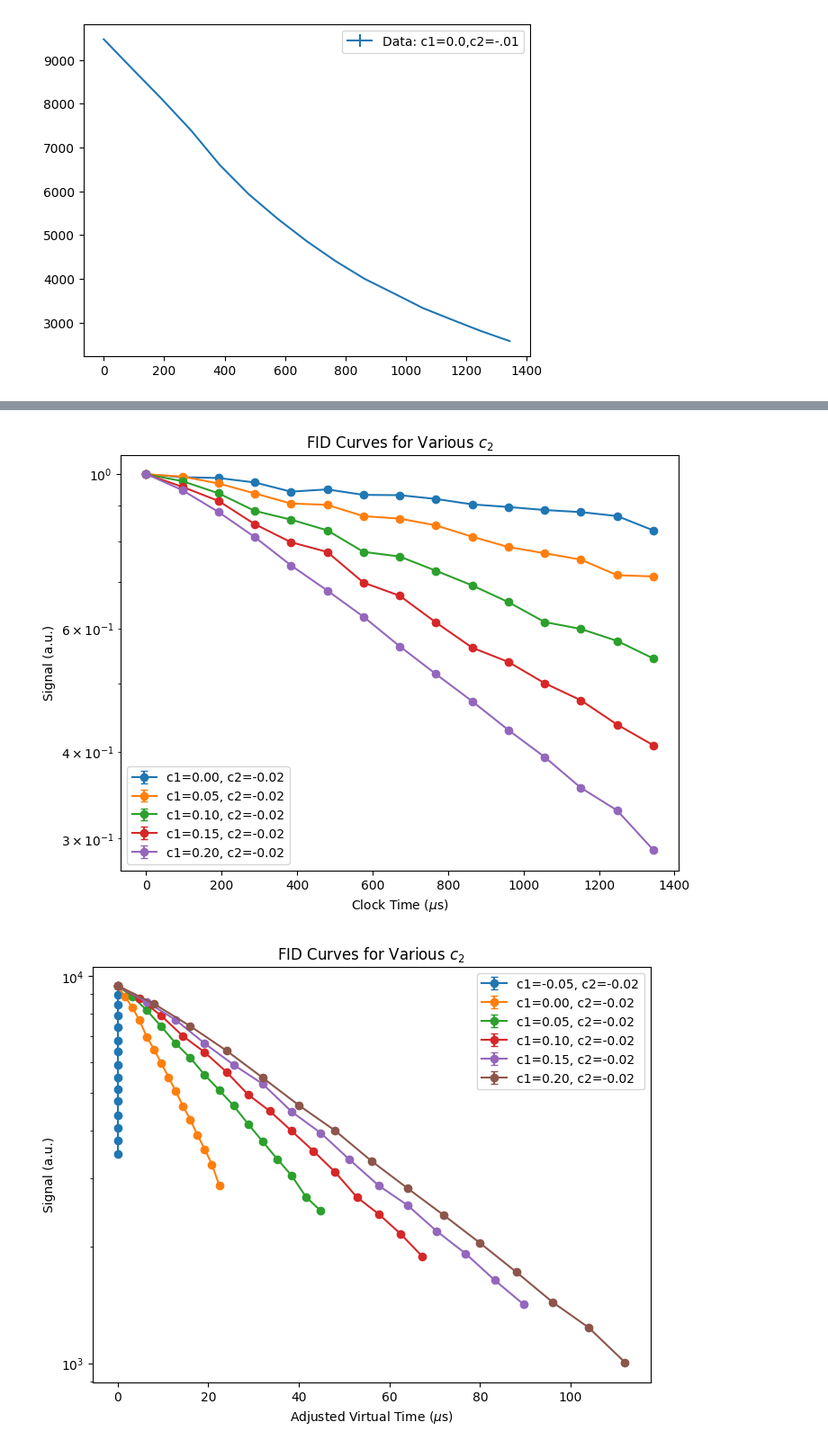
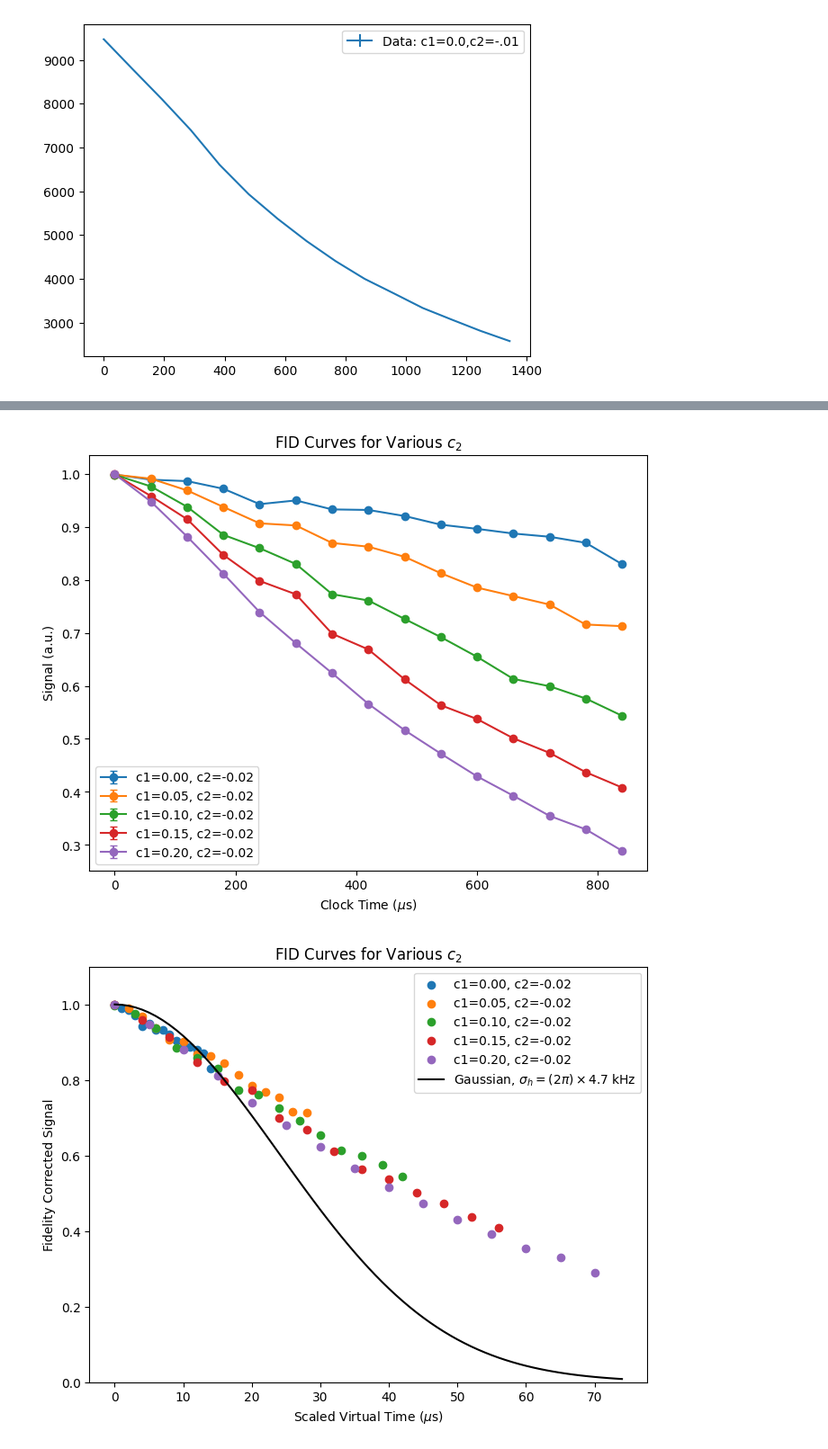
Before and after one commit to awstasiuk/phd-notebooks, a Jupyter notebook: LiF Cals/diffusion_expt_pt2.ipynb, the cells around one changed output, grey strips where cells are left out. Shown at 90% size. Drawn from its saved outputs; the diff is of its cells as text; code cells hidden in the pictures.

Commit message:
presentation figures done, good job andrew

```diff
--- a/LiF Cals/diffusion_expt_pt2.ipynb
+++ b/LiF Cals/diffusion_expt_pt2.ipynb
@@ -1804,0 +1805,8 @@ plt.show()
+# %%
+for key, sequence in fids.items():
+    c1, c2 = key
+    plt.errorbar(times*(c2+.02), sequence / fids[(0.0, -.02)], err_data[key] / fids[(0.0, -.02)], label=f"c2={c2:.2f}")
+plt.legend()
+plt.xlabel(rf"Corrected Virtual Time ($\mu$s)")
+plt.ylabel(r"Normalized Signal, $S_{c_2}(t)/S_{c_2=-0.02}(t)$")
+plt.show()
@@ -1884,7 +1894,7 @@ plt.show()
 # %%
 plt.figure(figsize=(8, 6))
 for seq, c1 in zip(data, c1_list):
-    plt.errorbar(times, seq, yerr=err_data[key], label=f"c1={c1:.2f}, c2={c2:.2f}", marker="o", capsize=3)
+    plt.scatter(times, seq, label=f"c1={c1:.2f}, c2={c2:.2f}", marker="o")
 plt.yscale("log")
 plt.xlabel(r"Clock Time ($\mu$s)")
 plt.ylabel(r"Signal (a.u.)")
@@ -1932,33 +1942,34 @@ c2=-.02
 plt.figure(figsize=(8, 6))
 for seq, c1 in zip(data[1:], c1_list[1:]):
     plt.errorbar(times, seq/data[0], yerr=err_data[key]/data[0], label=f"c1={c1:.2f}, c2={c2:.2f}", marker="o", capsize=3)
-plt.yscale("log")
+#plt.yscale("log")
 plt.xlabel(r"Clock Time ($\mu$s)")
 plt.ylabel(r"Signal (a.u.)")
 plt.title("FID Curves for Various $c_2$")
 plt.legend()
 plt.show()
 # %% [output]
-[figure, old version]
+[figure, new version]
 # %%
 c2=-.02
 plt.figure(figsize=(8, 6))
-for seq, c1 in zip(data, c1_list):
-    plt.errorbar(((c1+.05)/3)*times, seq, yerr=err_data[key], label=f"c1={c1:.2f}, c2={c2:.2f}", marker="o", capsize=3)
+for seq, c1 in zip(data[1:], c1_list[1:]):
+    plt.scatter((c1/3+.05/3)*times, seq/data[0], label=f"c1={c1:.2f}, c2={c2:.2f}", marker="o")
 
+#((c1+.25)/3)*
+tsmooth = np.arange(0,75, 1)
+h = (2*np.pi) * 4.7 * 10**-3 # Value from numerics
+plt.plot(tsmooth,np.exp(-(h*tsmooth)**2),label=r"Gaussian, $\sigma_h=(2\pi)\times4.7$ kHz",color="black")
 
-tsmooth = np.arange(0,100, 1)
-h = (2*np.pi) * 4.7 * 10**-3 # Value from numerics
-#plt.plot(tsmooth,np.exp(-(0.5*h*(tsmooth))**2),label=r"Gaussian, $\sigma_h=(2\pi)\times4.7$ kHz",color="black")
-
-plt.yscale("log")
-plt.xlabel(r"Adjusted Virtual Time ($\mu$s)")
-plt.ylabel(r"Signal (a.u.)")
+#plt.yscale("log")
+plt.xlabel(r"Scaled Virtual Time ($\mu$s)")
+plt.ylabel(r"Fidelity Corrected Signal")
 plt.title("FID Curves for Various $c_2$")
 plt.legend()
+plt.ylim(0,1.1)
 plt.show()
 # %% [output]
-[figure, old version]
+[figure, new version]
 # %%
 c2=-.02
 plt.figure(figsize=(8, 6))
```
Also changed, not shown: parts of 28 cells of this notebook, 18 other files.
